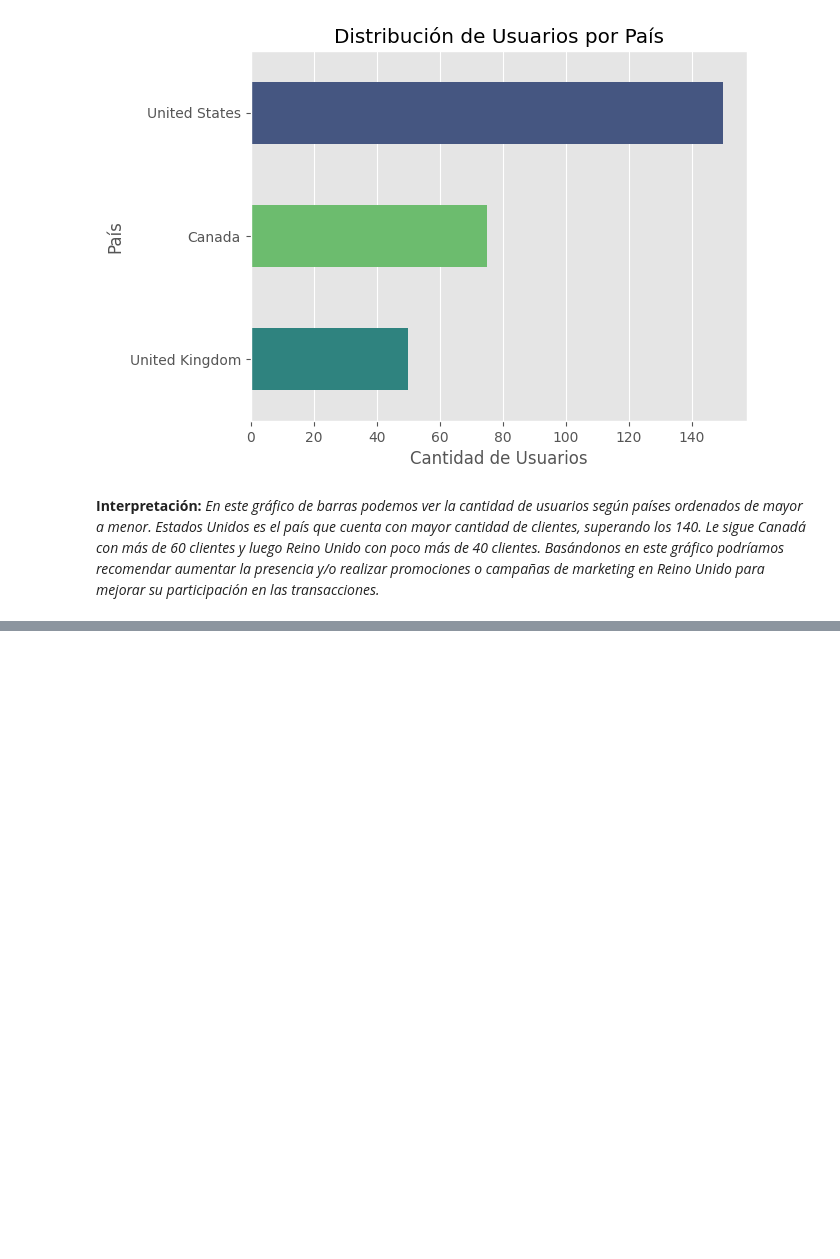
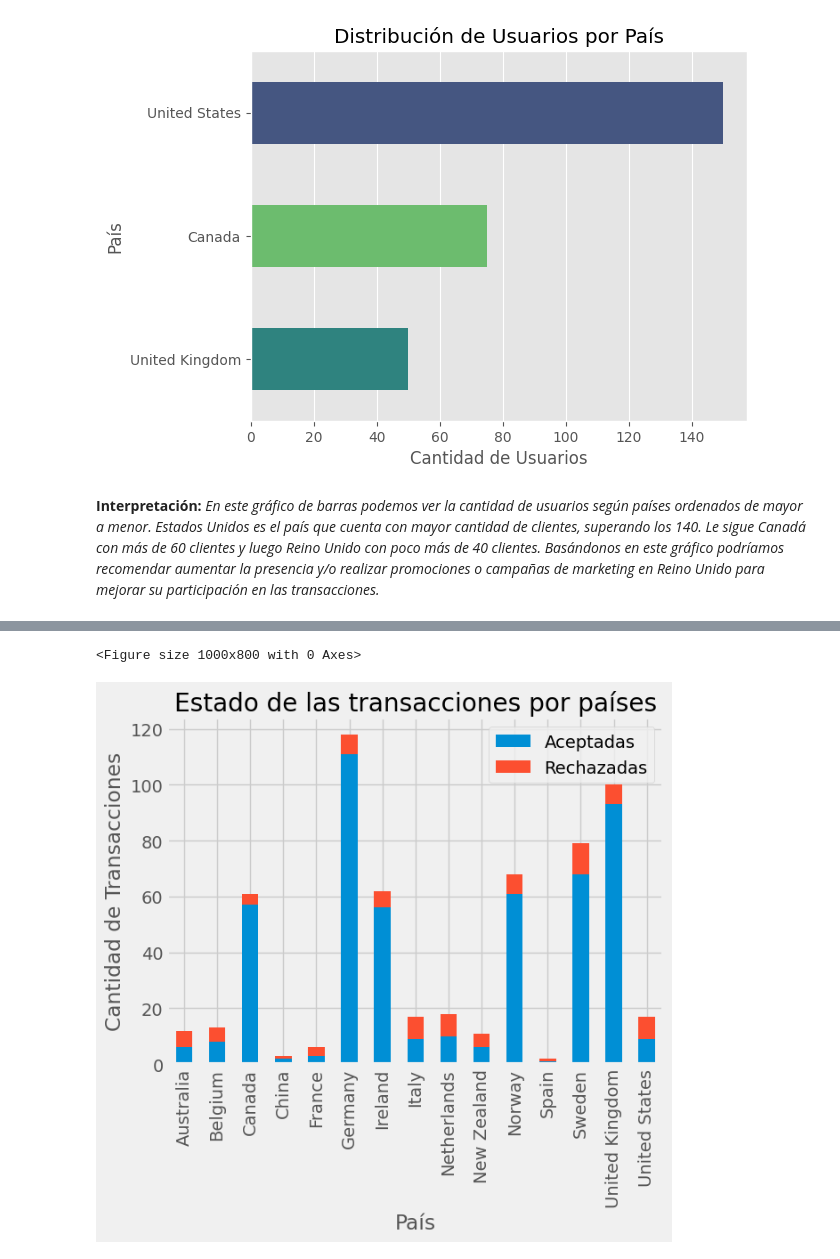
Before and after one commit to micagiaroli/08.01, a Jupyter notebook: Giaroli - Sprint 8.1.ipynb, the cells around one changed output, grey strips where cells are left out. Cells and saved outputs as stored; diff of their text form; code cells hidden in the pictures; blank space fills up the shorter version.

```diff
--- a/Giaroli - Sprint 8.1.ipynb
+++ b/Giaroli - Sprint 8.1.ipynb
@@ -215,0 +229,30 @@ plt.show()
+# %%
+import pandas as pd
+import matplotlib.pyplot as plt
+
+companies = df['companies']
+transactions = df['transactions']
+
+# Unimos las tablas 'transactions' y 'companies' por los campos 'business_id' y 'company_id'
+datos = pd.merge(transactions, companies, how='inner', left_on='business_id', right_on='company_id')
+
+# Agrupamos los datos por país y contamos las transacciones declinadas
+# Con unstack() pivotamos el índice interno del dataframe resultante para generar columnas con los valores únicos de 'declined'
+agrupados = datos.groupby('country')['declined'].value_counts().unstack()
+
+# Renombramos las columnas para que en el gráfico, en lugar de 1 y 0, diga Aceptadas y Rechazadas con el atributo .columns
+agrupados.columns = ['Aceptadas', 'Rechazadas']
+
+# Graficamos
+plt.figure(figsize=(10, 8))  # Ajustamos el tamaño de la figura
+agrupados.plot(kind='bar', stacked=True) #con stacked=True hacemos que las columnas sean apiladas
+
+#Colocamos título y etiquetas a los ejes
+plt.title('Estado de las transacciones por países')
+plt.xlabel('País')
+plt.ylabel('Cantidad de Transacciones')
+
+plt.show()
+# %% [output]
+<Figure size 1000x800 with 0 Axes>
+[figure, added]
```
Also changed, not shown: parts of 30 cells of this notebook.
